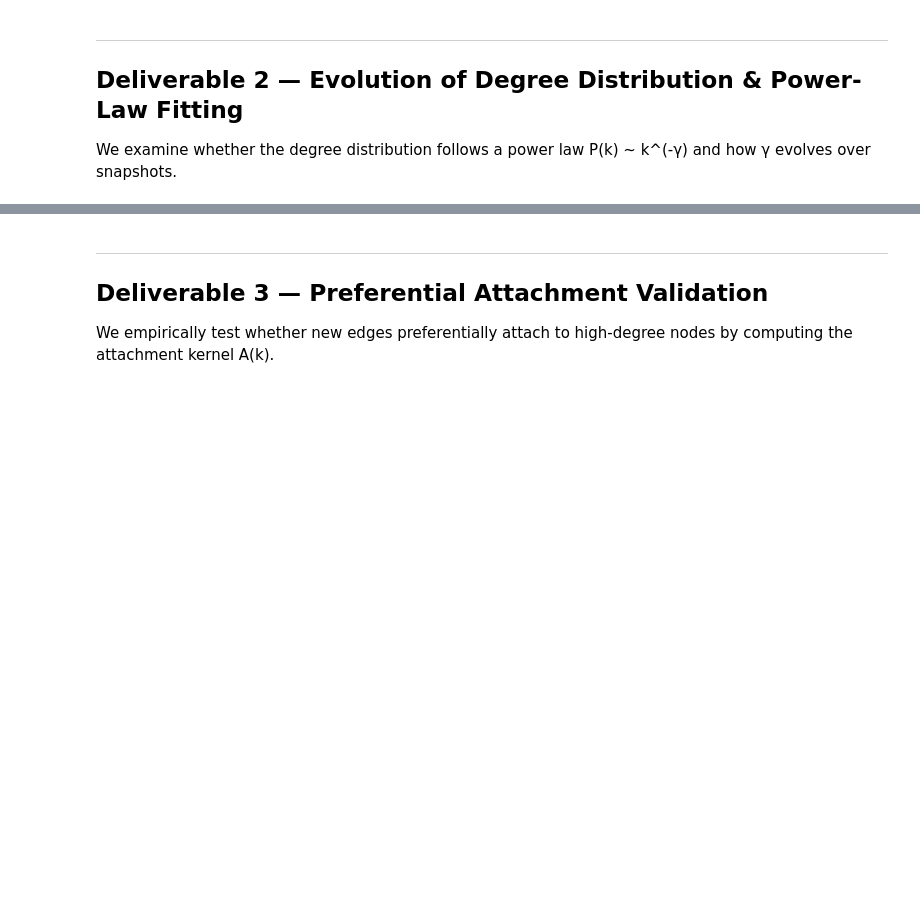
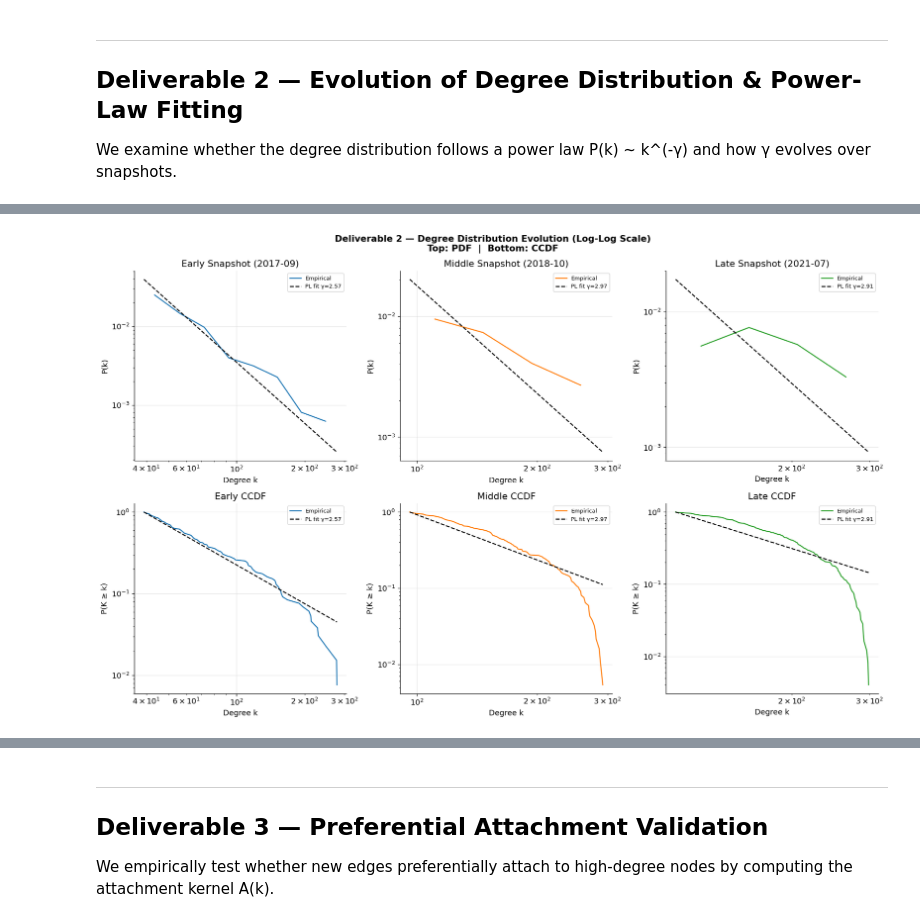
Before and after one commit to n4m4n-3irl4/Temporal-Evoluation-of-Networks, a Jupyter notebook: ai_twitter_temporal_network.ipynb, the cells around one changed output, grey strips where cells are left out. Cells and saved outputs as stored; diff of their text form; code cells hidden in the pictures; blank space fills up the shorter version.

```diff
--- a/ai_twitter_temporal_network.ipynb
+++ b/ai_twitter_temporal_network.ipynb
@@ -280,6 +407,19 @@ with pd.option_context('display.float_format', '{:.4f}'.format, 'display.max_row
 ## Deliverable 2 — Evolution of Degree Distribution & Power-Law Fitting
 
 We examine whether the degree distribution follows a power law P(k) ~ k^(-γ) and how γ evolves over snapshots.
+# %%
+import powerlaw
+
+def fit_powerlaw(degrees):
+    degrees = [d for d in degrees if d > 0]
+
+    fit = powerlaw.Fit(degrees, discrete=True, verbose=False)
+
+    k_min = fit.xmin
+    gamma = fit.alpha
+    ks = fit.D
+
+    return fit, k_min, gamma, ks
 # %%
 # ── Select 3 representative snapshots: early, middle, late ───────────────────
 n_months = len(sorted_months)
@@ -332,5 +495,4 @@ print('Power-law fitting functions ready.')
 # %%
-# ── Plot PDF and CCDF for 3 snapshots + fit results ───────────────────────────
 fig, axes = plt.subplots(2, 3, figsize=(16, 10))
 fig.suptitle('Deliverable 2 — Degree Distribution Evolution (Log-Log Scale)\n'
              'Top: PDF  |  Bottom: CCDF', fontsize=13, fontweight='bold')
@@ -340,53 +502,65 @@ gamma_results = {}
 for col_idx, (month, label) in enumerate(snap_labels.items()):
     G = snapshots[month]
     degrees = [d for _, d in G.degree() if d > 0]
-    if not degrees:
+
+    if len(degrees) < 10:
         continue
 
-    # ── Fit power law ────────────────────────────────────────────────────────
-    k_min = max(1, int(np.percentile(degrees, 20)))  # use lower 20th pct as k_min
-    gamma, gamma_se = mle_powerlaw_exponent(degrees, k_min=k_min)
-    gamma_results[label] = {'month': str(month), 'gamma': gamma, 'gamma_se': gamma_se,
-                             'k_min': k_min, 'n': len(degrees)}
+    fit, k_min, gamma, ks = fit_powerlaw(degrees)
 
-    # ── Degree PDF histogram ─────────────────────────────────────────────────
+    comp = compare_distributions(fit)
+
+    gamma_results[label] = {
+        'month': str(month),
+        'gamma': gamma,
+        'k_min': k_min,
+        'ks': ks,
+        'R_exp': comp['exp'][0],
+        'p_exp': comp['exp'][1],
+        'R_ln': comp['lognormal'][0],
+        'p_ln': comp['lognormal'][1],
+        'n': len(degrees)
+    }
+
+    print(f"\n{label} ({month})")
+    print(f"gamma = {gamma:.3f}, k_min = {k_min}, KS = {ks:.4f}")
+    print(f"vs exponential: R = {comp['exp'][0]:.3f}, p = {comp['exp'][1]:.3f}")
+    print(f"vs lognormal:   R = {comp['lognormal'][0]:.3f}, p = {comp['lognormal'][1]:.3f}")
+
+    # ── PDF ─────────────────────────────────────
     ax = axes[0, col_idx]
-    cnt = Counter(degrees)
-    k_vals = np.array(sorted(cnt.keys()))
-    p_vals = np.array([cnt[k] for k in k_vals]) / len(degrees)
-    ax.scatter(k_vals, p_vals, s=25, color=PALETTE[col_idx], alpha=0.7, label='P(k) empirical')
 
-    # Overlay power-law fit line
-    if not np.isnan(gamma):
-        k_fit = np.logspace(np.log10(k_min), np.log10(max(k_vals)), 100)
-        C = p_vals[k_vals >= k_min][0] * k_min**gamma  if any(k_vals >= k_min) else 1
-        p_fit = C * k_fit**(-gamma)
-        ax.plot(k_fit, p_fit, 'k--', lw=1.8, label=f'PL fit γ={gamma:.2f}±{gamma_se:.2f}')
+    fit.plot_pdf(ax=ax, color=PALETTE[col_idx], label='Empirical')
+    fit.power_law.plot_pdf(ax=ax, color='black', linestyle='--',
+                           label=f'PL fit γ={gamma:.2f}')
 
-    ax.set_xscale('log'); ax.set_yscale('log')
-    ax.set_xlabel('Degree k'); ax.set_ylabel('P(k)')
+    ax.set_xscale('log')
+    ax.set_yscale('log')
+    ax.set_xlabel('Degree k')
+    ax.set_ylabel('P(k)')
     ax.set_title(f'{label} Snapshot ({month})')
     ax.legend(fontsize=8)
 
-    # ── CCDF ─────────────────────────────────────────────────────────────────
+    # ── CCDF ────────────────────────────────────
     ax2 = axes[1, col_idx]
-    k_ccdf, ccdf_vals = compute_ccdf(degrees)
-    ax2.plot(k_ccdf, ccdf_vals, color=PALETTE[col_idx], lw=1.5, label='Empirical CCDF')
 
-    # Power-law CCDF: P(K≥k) ~ k^(1-γ)
-    if not np.isnan(gamma) and gamma > 1:
-        C_ccdf = ccdf_vals[k_ccdf >= k_min][0] * k_min**(gamma - 1) if any(k_ccdf >= k_min) else 1
-        k_fit2 = np.logspace(np.log10(max(1, k_min)), np.log10(max(k_ccdf)), 80)
-        ax2.plot(k_fit2, C_ccdf * k_fit2**(-(gamma - 1)), 'k--', lw=1.8, label=f'PL CCDF γ={gamma:.2f}')
+    fit.plot_ccdf(ax=ax2, color=PALETTE[col_idx], label='Empirical')
+    fit.power_law.plot_ccdf(ax=ax2, color='black', linestyle='--',
+                            label=f'PL fit γ={gamma:.2f}')
 
-    ax2.set_xscale('log'); ax2.set_yscale('log')
-    ax2.set_xlabel('Degree k'); ax2.set_ylabel('P(K ≥ k)')
+    ax2.set_xscale('log')
+    ax2.set_yscale('log')
+    ax2.set_xlabel('Degree k')
+    ax2.set_ylabel('P(K ≥ k)')
     ax2.set_title(f'{label} CCDF')
     ax2.legend(fontsize=8)
 
 plt.tight_layout()
-plt.savefig('/home/claude/d2_degree_distribution.png', bbox_inches='tight', dpi=130)
+plt.savefig('d2_degree_distribution.png', bbox_inches='tight', dpi=130)
 plt.show()
+
 print('\nGamma estimates:')
 for label, res in gamma_results.items():
-    print(f'  {label} ({res["month"]}):  γ = {res["gamma"]:.3f} ± {res["gamma_se"]:.3f}  (k_min={res["k_min"]}, n={res["n"]})')
+    print(f'{label} ({res["month"]}): γ={res["gamma"]:.3f}, '
+          f'k_min={res["k_min"]}, KS={res["ks"]:.4f}, n={res["n"]}')
+# %% [output]
@@ -392,0 +581 @@ for label, res in gamma_results.items():
+[figure, added]
```
Also changed, not shown: parts of 47 cells of this notebook, 11 other files.
